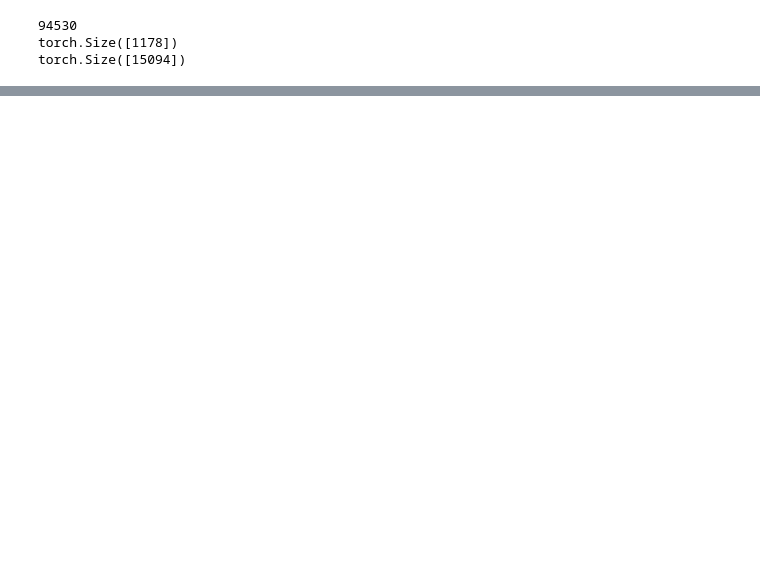
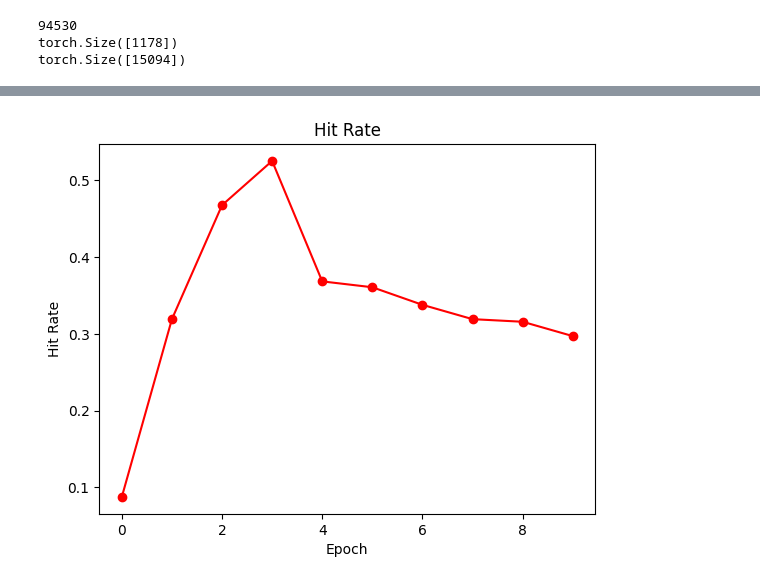
Before and after one commit to rrkrish561/gcn-for-collaborative-filtering, a Jupyter notebook: ncf.ipynb, the cells around one changed output, grey strips where cells are left out. Saved outputs shown, nothing was run; the diff lists cells and outputs as text; code cells hidden in the pictures; blank space fills up the shorter version.

```diff
--- a/ncf.ipynb
+++ b/ncf.ipynb
@@ -69,7 +72,7 @@ hidden_layers = [64, 32]
 embedding_dim = 1024
 model = NCF(user_input_dim, item_input_dim, embedding_dim, hidden_layers[0], hidden_layers[1]).to(device)
 criterion = torch.nn.BCELoss()
-optimizer = torch.optim.Adam(model.parameters(), lr=0.001)
+optimizer = torch.optim.Adam(model.parameters(), lr=0.01)
 # %%
 from tqdm import tqdm
 import random
@@ -99,12 +102,21 @@ def test(model, test_loader, topk=10):
                 user_temp = user[0].unsqueeze(0)
                 user = torch.cat((user, user_temp), 0)
                 item = torch.cat((item, one_hot), 0)
+
             output = model(user, item)
+
             # Flatten output to be 1D
             output = output.reshape(-1)
+
+            # Shuffle output while maintaining original indices
+            indices = torch.randperm(len(output))
+            output = output[indices]
+            index0 = torch.where(indices == 0)[0][0]
+
             # Check if the output of the positive sample is in the top k
+            #vals, indices = torch.topk(output, topk)
             _, indices = torch.topk(output, topk)
-            if 0 in indices:
+            if index0 in indices:
                 num_hits += 1
 
     return num_hits / len(test_loader)
@@ -117,11 +129,21 @@ def train(model, train_loader, test_loader, optimizer, criterion, epochs=10):
         iterator = iter(train_loader)
 
         total_loss = []
+        training_accuracy = 0
         for i, (user, item, label) in tqdm(enumerate(iterator), desc=f"Epoch {epoch+1}", total=len(train_loader)):
             user, item, label = user.to(device), item.to(device), label.to(device)
+            print("user shape", user.shape)
+            print("item shape", item.shape)
+            print("label shape", label.shape)
             optimizer.zero_grad()
             output = model(user, item)
             label = label.unsqueeze(1).float()
+
+            # get the training accuracy
+            logit = torch.sigmoid(output)
+            predicted = torch.round(logit)
+            training_accuracy += (predicted == label).sum().item()
+
             loss = criterion(output, label)
             total_loss.append(loss.item())
             loss.backward()
@@ -130,7 +152,9 @@ def train(model, train_loader, test_loader, optimizer, criterion, epochs=10):
         hit_rate = test(model, test_loader)
         hit_rates.append(hit_rate)
 
-        print(f"Epoch {epoch+1} loss: {sum(total_loss)/len(total_loss)} hit rate: {hit_rate}")
+        training_accuracy /= len(trainset)
+
+        print(f"Epoch {epoch+1} loss: {sum(total_loss)/len(total_loss)} | hit rate: {hit_rate} | training accuracy: {training_accuracy}")
         losses.append(sum(total_loss)/len(total_loss))
 
     return losses, hit_rates
@@ -141,0 +274,18 @@ KeyboardInterrupt:
+# %%
+from matplotlib import pyplot as plt
+
+plt.plot(losses, marker="o", linestyle="-")
+plt.xlabel("Epoch")
+plt.ylabel("Loss")
+plt.title("Training Loss")
+plt.savefig("loss.png")
+
+plt.clf()
+
+plt.plot(hit_rates, marker="o", linestyle="-", color="red")
+plt.xlabel("Epoch")
+plt.ylabel("Hit Rate")
+plt.title("Hit Rate")
+plt.savefig("hit_rate.png")
+# %% [output]
+[figure, added]
```
Also changed, not shown: parts of 2 cells of this notebook, 8 other files.
